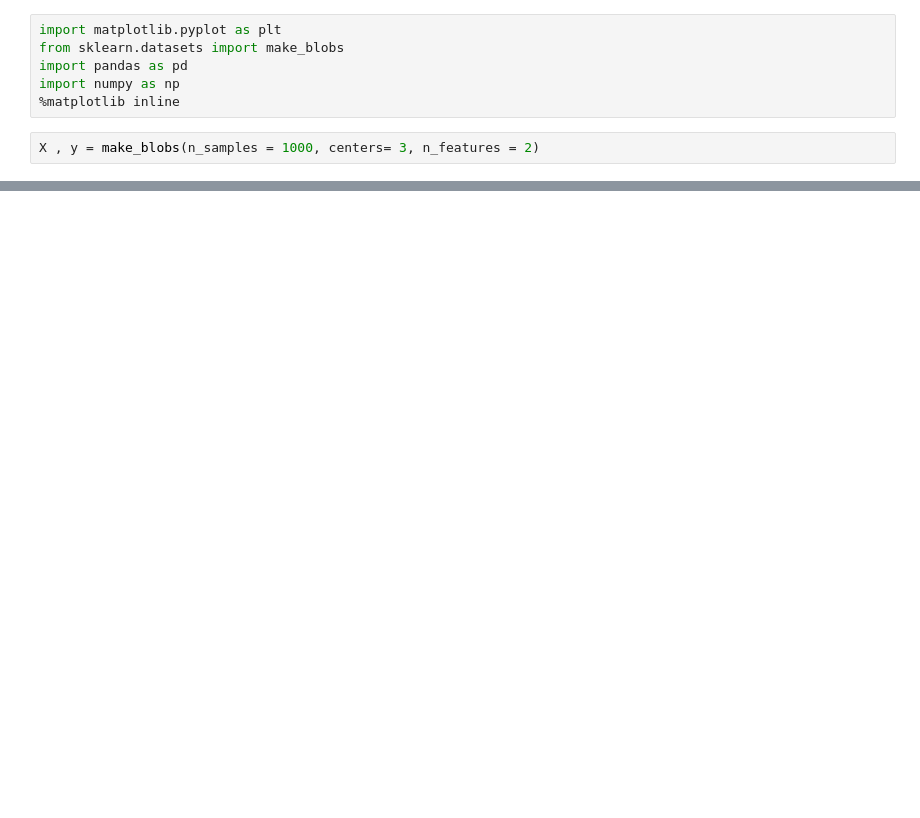
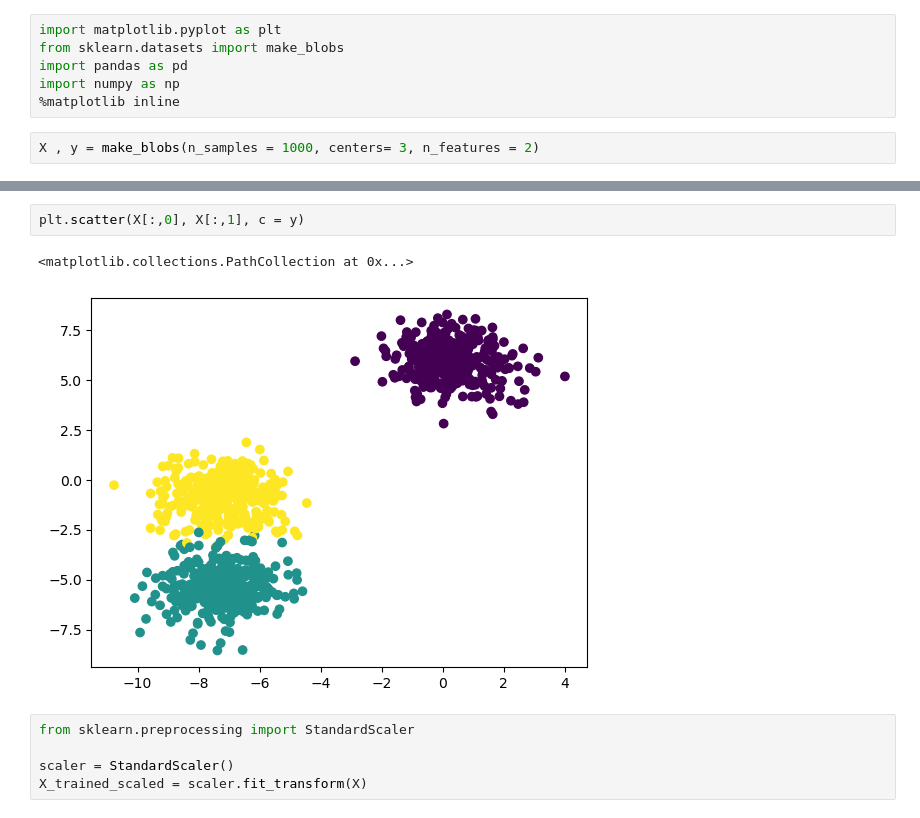
Before and after one commit to cyrolux123/Machine-Learning-Detailed, a Jupyter notebook: K-Means Clustering/Implementation.ipynb, the cells around one changed output, grey strips where cells are left out. Saved outputs shown, nothing was run; the diff lists cells and outputs as text; blank space fills up the shorter version.

```diff
--- a/K-Means Clustering/Implementation.ipynb
+++ b/K-Means Clustering/Implementation.ipynb
@@ -38,0 +39,10 @@ array([2, 0, 1, 0, 2, 0, 0, 0, 2, 0, 0, 2, 0, 2, 2, 1, 1, 1, 1, 0, 1, 0,
+# %%
+plt.scatter(X[:,0], X[:,1], c = y)
+# %% [output]
+<matplotlib.collections.PathCollection at 0x...>
+[figure, added]
+# %%
+from sklearn.preprocessing import StandardScaler
+
+scaler = StandardScaler()
+X_trained_scaled = scaler.fit_transform(X)
```
Also changed, not shown: parts of 26 cells of this notebook.
